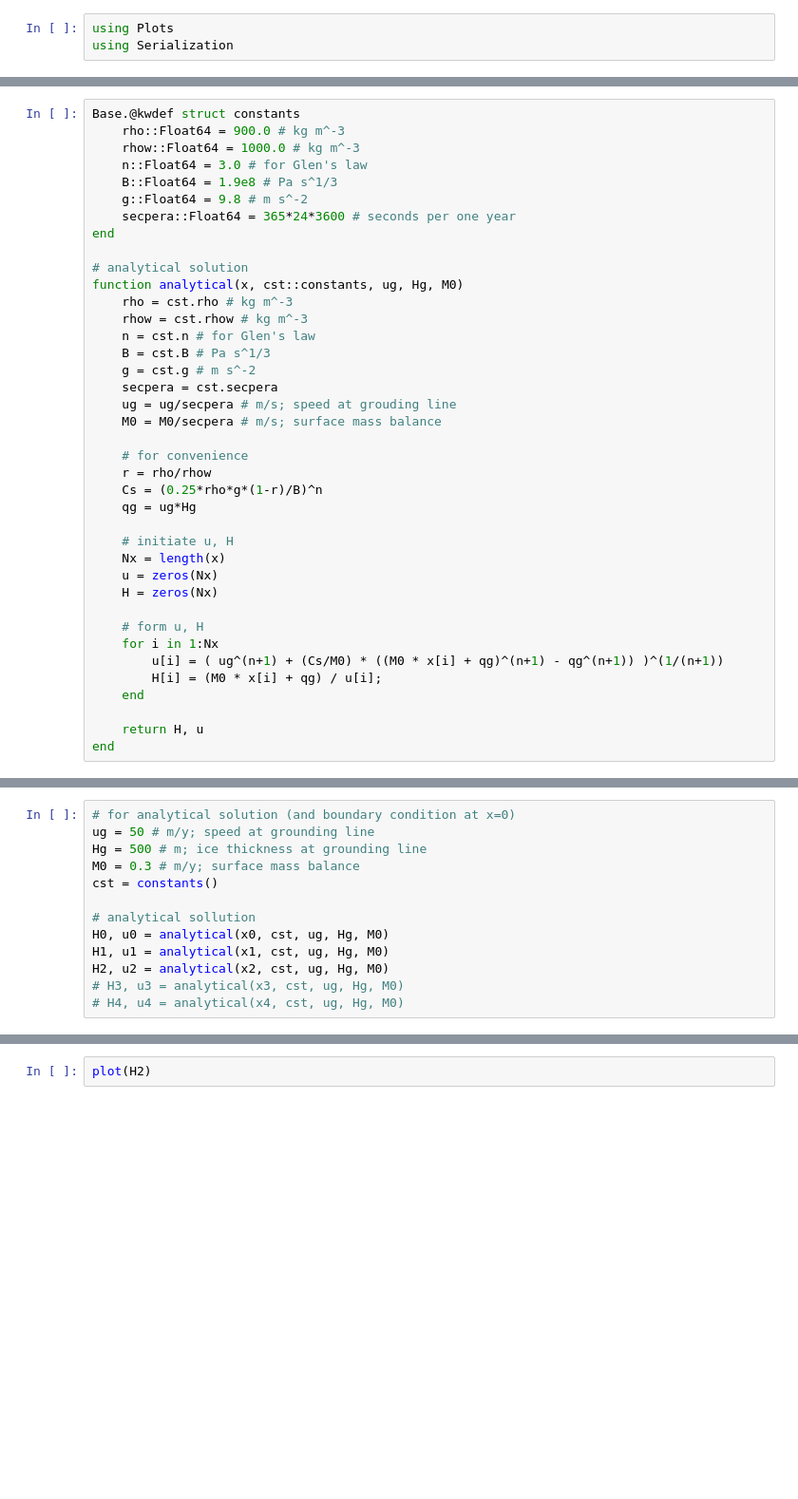
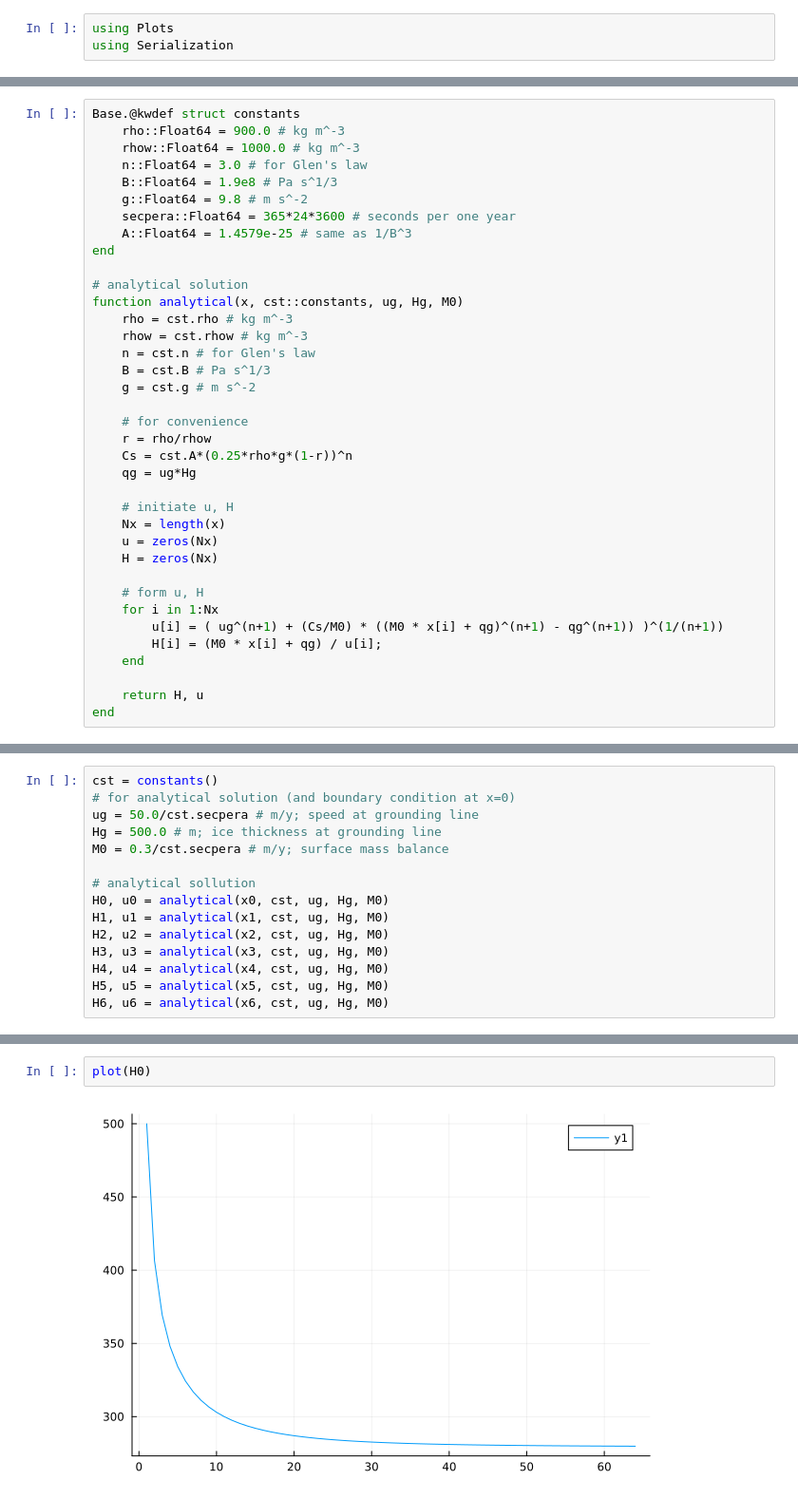
Before and after one commit to ThanasisGiannakopoulos/ice_modelling, a Jupyter notebook: notebooks/ssa/ssa_1d_convergence.ipynb, the cells around one changed output, grey strips where cells are left out. Shown at 95% size. Cells and saved outputs as stored; diff of their text form; blank space fills up the shorter version.

```diff
--- a/notebooks/ssa/ssa_1d_convergence.ipynb
+++ b/notebooks/ssa/ssa_1d_convergence.ipynb
@@ -26,6 +34,7 @@ Base.@kwdef struct constants
     B::Float64 = 1.9e8 # Pa s^1/3
     g::Float64 = 9.8 # m s^-2
     secpera::Float64 = 365*24*3600 # seconds per one year
+    A::Float64 = 1.4579e-25 # same as 1/B^3
 end
 
 # analytical solution
@@ -35,13 +44,10 @@ function analytical(x, cst::constants, ug, Hg, M0)
     n = cst.n # for Glen's law
     B = cst.B # Pa s^1/3
     g = cst.g # m s^-2
-    secpera = cst.secpera
-    ug = ug/secpera # m/s; speed at grouding line
-    M0 = M0/secpera # m/s; surface mass balance
 
     # for convenience
     r = rho/rhow
-    Cs = (0.25*rho*g*(1-r)/B)^n
+    Cs = cst.A*(0.25*rho*g*(1-r))^n
     qg = ug*Hg
 
     # initiate u, H
@@ -60,13 +68,15 @@ end
 # %%
+cst = constants()
 # for analytical solution (and boundary condition at x=0)
-ug = 50 # m/y; speed at grounding line
-Hg = 500 # m; ice thickness at grounding line
-M0 = 0.3 # m/y; surface mass balance
-cst = constants()
+ug = 50.0/cst.secpera # m/y; speed at grounding line
+Hg = 500.0 # m; ice thickness at grounding line
+M0 = 0.3/cst.secpera # m/y; surface mass balance
 
 # analytical sollution
 H0, u0 = analytical(x0, cst, ug, Hg, M0)
 H1, u1 = analytical(x1, cst, ug, Hg, M0)
 H2, u2 = analytical(x2, cst, ug, Hg, M0)
-# H3, u3 = analytical(x3, cst, ug, Hg, M0)
-# H4, u4 = analytical(x4, cst, ug, Hg, M0)
+H3, u3 = analytical(x3, cst, ug, Hg, M0)
+H4, u4 = analytical(x4, cst, ug, Hg, M0)
+H5, u5 = analytical(x5, cst, ug, Hg, M0)
+H6, u6 = analytical(x6, cst, ug, Hg, M0)
@@ -79,5 +97,7 @@ println(maximum(H2.-H_used2))
 # %%
-plot(H2)
+plot(H0)
+# %% [output]
+[figure, added]
 # %%
 err0 = u0.-u_list0[end];
 println(maximum(err0)*cst.secpera)
```
Also changed, not shown: parts of 12 cells of this notebook, 1 other file.
